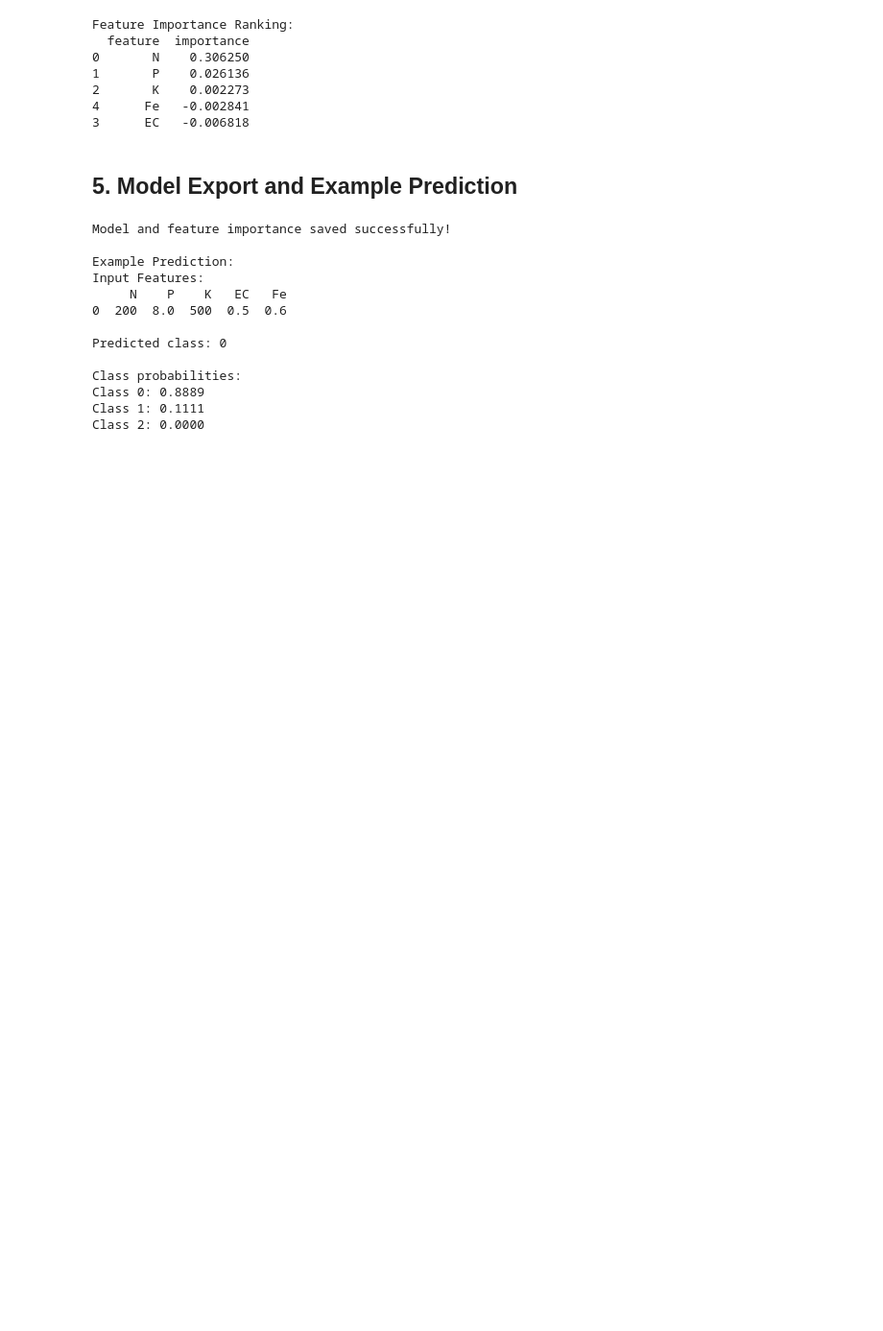
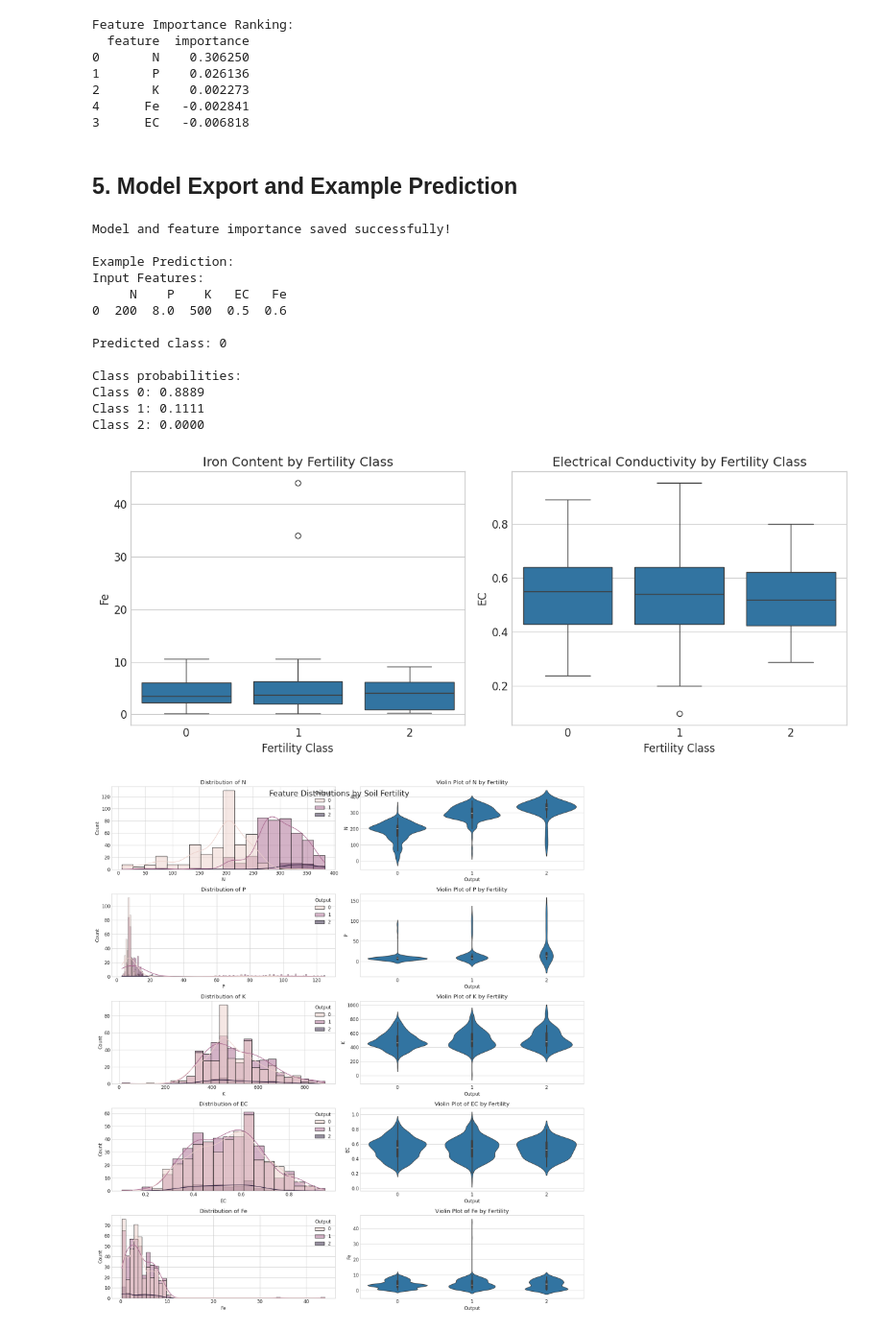
Before and after one commit to SoumyadipYT-OSS/SDP_Agri_Swastha, a Jupyter notebook: Models/soil_fertility_knn_analysis.ipynb, the cells around one changed output. Shown at 96% size. Drawn from its saved outputs; the diff is of its cells as text; code cells hidden in the pictures; blank space fills up the shorter version.

Commit message:
Implement code changes to enhance functionality and improve performance

```diff
--- a/Models/soil_fertility_knn_analysis.ipynb
+++ b/Models/soil_fertility_knn_analysis.ipynb
@@ -250,3 +271,44 @@ Class probabilities:
 Class 0: 0.8889
 Class 1: 0.1111
 Class 2: 0.0000
+# %%
+# Enhanced feature distribution visualization
+plt.figure(figsize=(12, 5))
+plt.subplot(1, 2, 1)
+sns.boxplot(x='Output', y='Fe', data=df)
+plt.title('Iron Content by Fertility Class')
+plt.xlabel('Fertility Class')
+plt.ylabel('Fe')
+plt.subplot(1, 2, 2)
+sns.boxplot(x='Output', y='EC', data=df)
+plt.title('Electrical Conductivity by Fertility Class')
+plt.xlabel('Fertility Class')
+plt.ylabel('EC')
+plt.tight_layout()
+plt.show()
+
+# Distribution plots
+features = ['N', 'P', 'K', 'EC', 'Fe']
+fig, axes = plt.subplots(len(features), 2, figsize=(18, 20))
+fig.suptitle('Feature Distributions by Soil Fertility', fontsize=20, y=0.95)
+
+for i, feature in enumerate(features):
+    # Histogram with KDE
+    sns.histplot(data=df, x=feature, hue='Output', kde=True, ax=axes[i, 0])
+    axes[i, 0].set_title(f'Distribution of {feature}')
+
+    # Violin plot
+    sns.violinplot(data=df, x='Output', y=feature, ax=axes[i, 1])
+    axes[i, 1].set_title(f'Violin Plot of {feature} by Fertility')
+
+plt.tight_layout()
+plt.show()
+
+# Pairplot with KDE
+sns.pairplot(df, hue='Output', diag_kind='kde')
+plt.suptitle('Pairplot of Features by Soil Fertility', fontsize=20, y=1.02)
+plt.tight_layout()
+plt.show()
+# %% [output]
+[figure, added]
+[figure, added]
```
Also changed, not shown: parts of 8 cells of this notebook, 1 other file.
